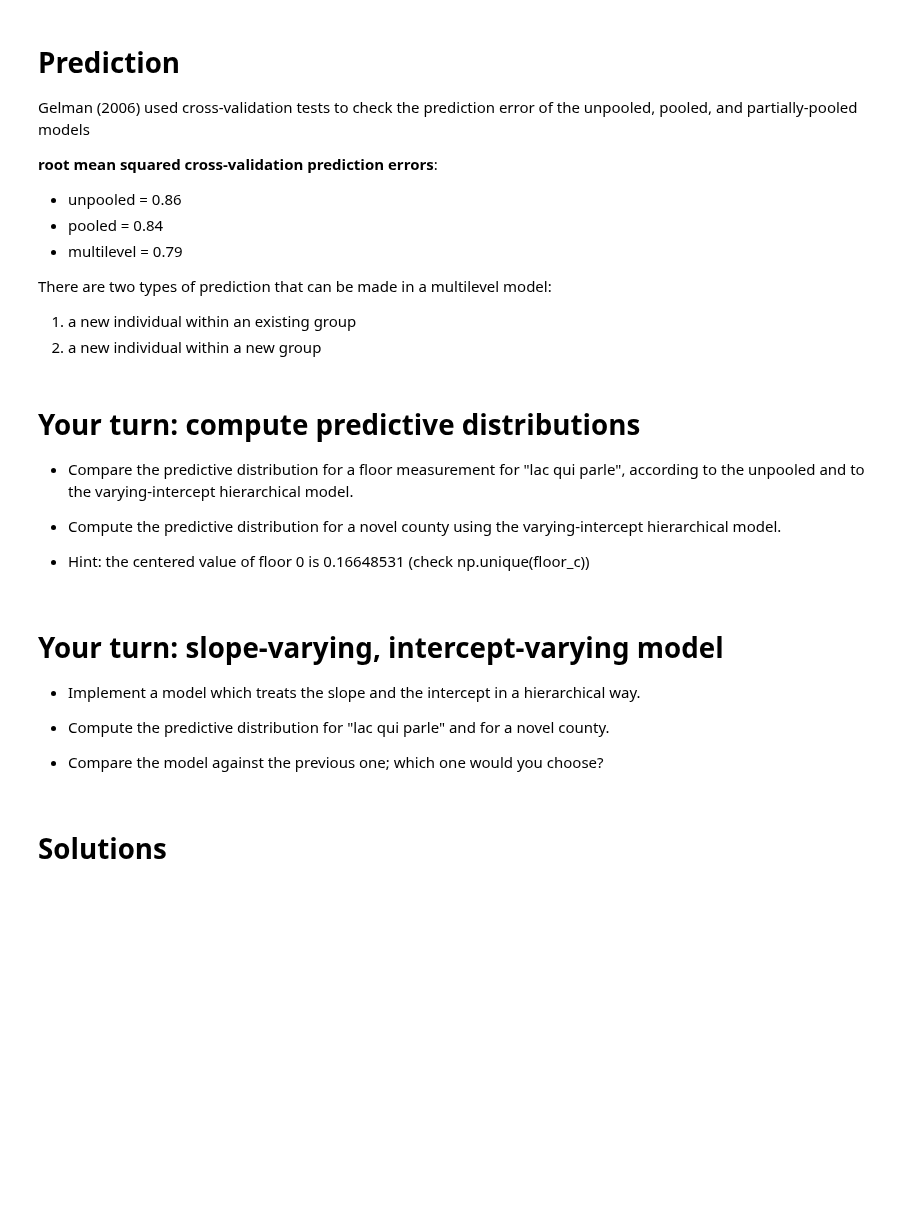
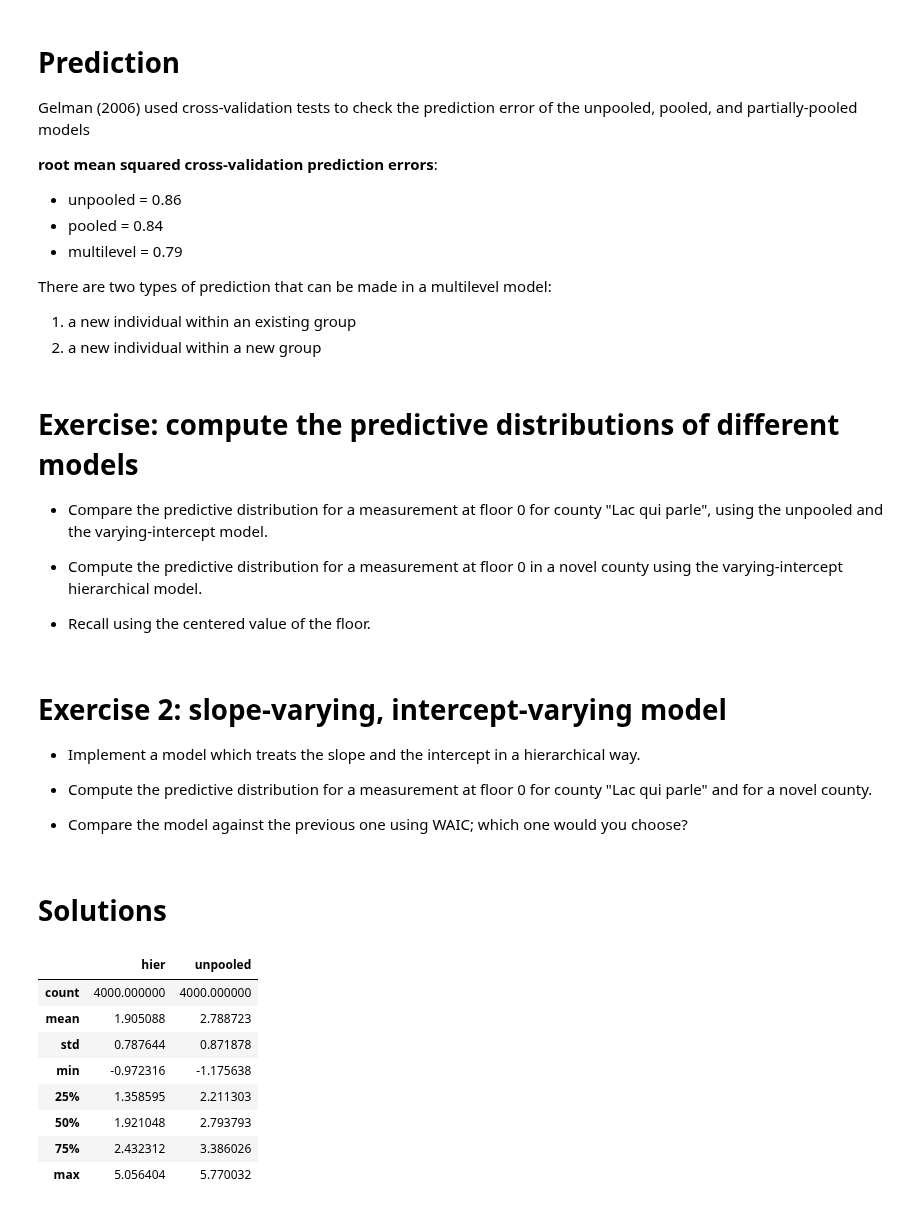
Before and after one commit to gcorani/bda, a Jupyter notebook: 6-hierarchicalRegression.ipynb, the cells around one changed output. Saved outputs shown, nothing was run; the diff lists cells and outputs as text; code cells hidden in the pictures; blank space fills up the shorter version.

Commit message:
update hierarchical nbook

```diff
--- a/6-hierarchicalRegression.ipynb
+++ b/6-hierarchicalRegression.ipynb
@@ -427,34 +434,39 @@ There are two types of prediction that can be made in a multilevel model:
 1. a new individual within an existing group
 2. a new individual within a new group
 # %% [markdown]
-# Your turn: compute predictive distributions
+# Exercise: compute the predictive distributions of different models
 
 
-*  Compare the predictive distribution  for a floor measurement  for "lac qui parle", according to the unpooled and to  the varying-intercept hierarchical model.
+*  Compare the predictive distribution  for a  measurement at floor 0 for county "Lac qui parle", using the unpooled and the varying-intercept model.
 
 
- * Compute the  predictive distribution for a novel county using the  varying-intercept hierarchical model.
+ * Compute the predictive distribution for a  measurement at floor 0 in a novel county using the  varying-intercept hierarchical model.
 
 
 
-* Hint: the centered value of floor 0 is 0.16648531 (check np.unique(floor_c))
+* Recall using the centered value of the floor.
 # %% [markdown]
-# Your turn: slope-varying, intercept-varying model
+# Exercise 2: slope-varying, intercept-varying model
 
 * Implement a model which treats  the slope and the intercept in a hierarchical way.
 
 
-* Compute the predictive distribution for "lac qui parle" and for a novel county.
+* Compute the predictive distribution for a measurement at floor 0 for county "Lac qui parle" and for a novel county.
 
 
-* Compare the model against the previous one; which one would you choose?
+* Compare the model against the previous one using WAIC; which one would you choose?
 # %% [markdown]
 # Solutions
 # %%
-#predictive distribution for a new measure in LAC QUI PARLE, according to the unpooled and the varying-intercept model
-# Part 1
+#predictive distribution for a new measure in LAC QUI PARLE, using to the unpooled and the varying-intercept model
+# In this cell we extract the samples
 
-floor_0 = 0.16648531
+
+#get the centered value corresponding to floor0
+# np.unique(floor_c) returns an array of two values, corresponding to the centered
+# values of floor 0 and 1.
+floor_0 = np.unique(floor_c)[0]
+
 
 #this value is obtained by
 #np.unique(floor_c)
@@ -463,36 +475,46 @@ floor_0 = 0.16648531
 
 #get the trace samples
 post_hier  = az.extract(hier_trace.posterior)
-post_unp   = az.extract(unpooled_trace.posterior)
+post_unpooled   = az.extract(unpooled_trace.posterior)
 
 #samples of the slope
-beta_hier =  post_hier.beta.values
-beta_unp =  post_unp.beta.values
+beta_hier = post_hier.beta.values
+beta_unpooled  = post_unpooled.beta.values
 
-#samples of the intercept for LAC
-alpha_lac_hier = post_hier.alpha.values[county_lookup['LAC QUI PARLE']]
-alpha_lac_unp = post_unp.alpha.values[county_lookup['LAC QUI PARLE']]
+#samples of the intercept for LAC QUI PARLE
+alpha_hier = post_hier.alpha.values[county_lookup['LAC QUI PARLE']]
+alpha_unpooled = post_unpooled.alpha.values[county_lookup['LAC QUI PARLE']]
 
 #samples of sd
 sigma_y_hier =  post_hier.sigma_y.values
-sigma_y_unp =  post_unp.sigma_y.values
+sigma_y_unpooled =  post_unpooled.sigma_y.values
 # %%
-#Part 2 - computing the predictive based on the samples from the trace
+#Now we compute the predictive distributions
 y_new_hier = np.zeros(len(beta_hier))
-y_new_unp = np.zeros(len(beta_unp))
+y_new_unpooled = np.zeros(len(beta_unpooled))
 
-#this could be easily vectorized. I leave the for loop mainly for clarity
+#this could be  vectorized. I leave the for loop over the samples for clarity.
 for i, current_mu in enumerate(beta_hier):
         #to have a more precise quantification, we could generate more than one values   with the i-th sample of parameters.
         # that is how pymc3 implements the predictive checks.
-        y_new_hier[i] = np.random.normal (loc = alpha_lac_hier[i] + beta_hier[i] *  floor_0 , scale = sigma_y_hier[i])
-        y_new_unp[i] = np.random.normal (loc = alpha_lac_unp[i] + beta_unp[i] *  floor_0 , scale = sigma_y_unp[i])
+        y_new_hier[i] = np.random.normal (loc = alpha_hier[i] + beta_hier[i] *  floor_0 , scale = sigma_y_hier[i])
+        y_new_unpooled[i] = np.random.normal (loc = alpha_unpooled[i] + beta_unpooled[i] *  floor_0 , scale = sigma_y_unp[i])
 
 #the predictive distribution of the unpooled is much larger median and more uncertaint (larger std)
 a=  pd.DataFrame(y_new_hier).describe()
-b = pd.DataFrame(y_new_unp).describe()
+b = pd.DataFrame(y_new_unpooled).describe()
 c =  pd.concat ([a,b], axis=1)
 c.columns = ['hier', 'unpooled']
-c
+c #the unpooled model makes a higher prediction with larger uncertainty
+# %% [output]
+|  | hier | unpooled |
+| count | 4000.000000 | 4000.000000 |
+| mean | 1.905088 | 2.788723 |
+| std | 0.787644 | 0.871878 |
+| min | -0.972316 | -1.175638 |
+| 25% | 1.358595 | 2.211303 |
+| 50% | 1.921048 | 2.793793 |
+| 75% | 2.432312 | 3.386026 |
+| max | 5.056404 | 5.770032 |
 # %%
 # predictive distribution for a measure taken in a new county.
```
Also changed, not shown: parts of 19 cells of this notebook, 2 other files.
